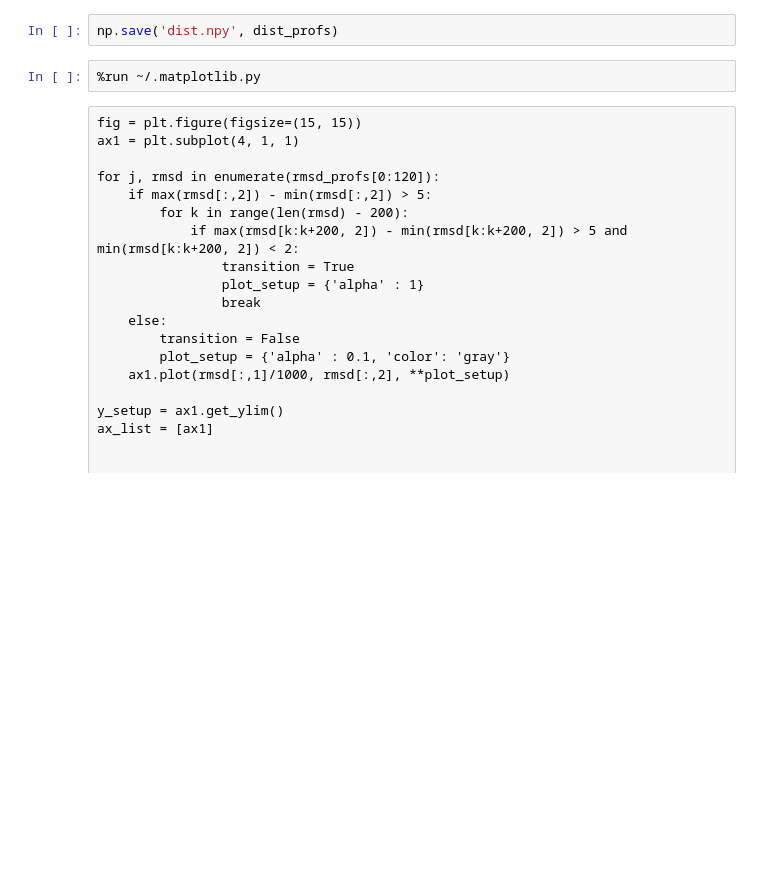
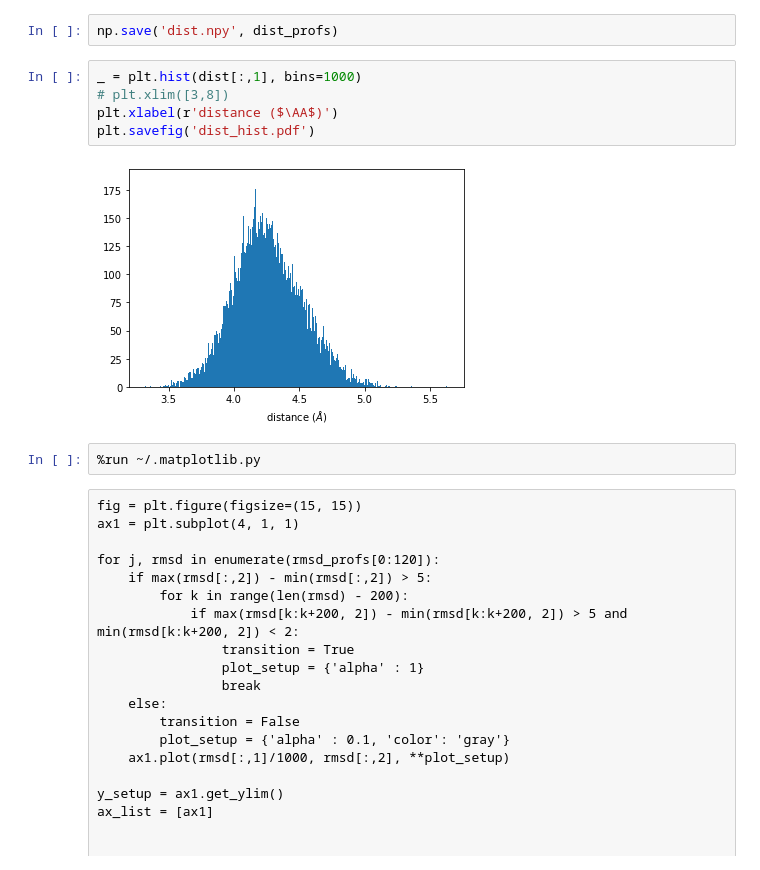
Before and after one commit to hengma1001/biophys_analysis, a Jupyter notebook: traj_analysis/distance.ipynb, the cells around one changed output. Drawn from its saved outputs; the diff is of its cells as text; blank space fills up the shorter version.

```diff
--- a/traj_analysis/distance.ipynb
+++ b/traj_analysis/distance.ipynb
@@ -50,5 +49,12 @@ plt.legend()
 # %%
 np.save('dist.npy', dist_profs)
+# %%
+_ = plt.hist(dist[:,1], bins=1000)
+# plt.xlim([3,8])
+plt.xlabel(r'distance ($\AA$)')
+plt.savefig('dist_hist.pdf')
+# %% [output]
+[figure, added]
 # %%
 %run ~/.matplotlib.py
 # %% [raw]
```
Also changed, not shown: parts of 2 cells of this notebook, 3 other files.
